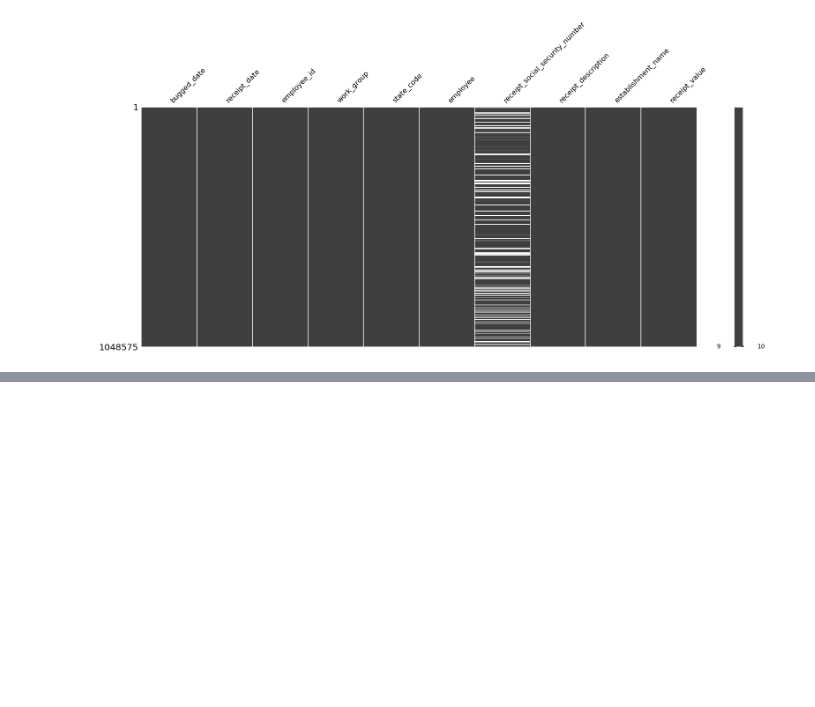
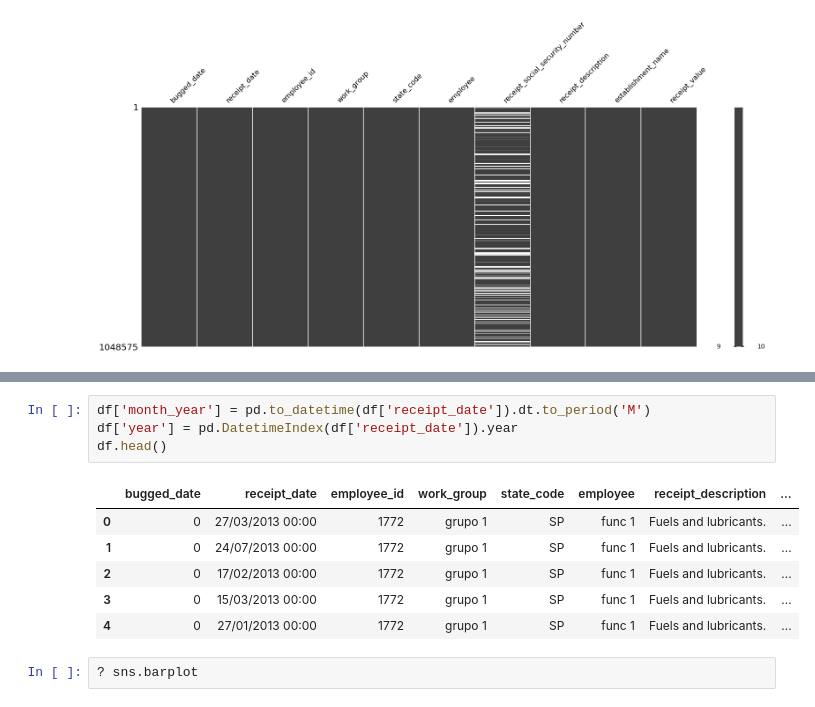
Before and after one commit to thiagodegan/Desafio03, a Jupyter notebook: Desafio03_Bruno.ipynb, the cells around one changed output, grey strips where cells are left out. Drawn from its saved outputs; the diff is of its cells as text; blank space fills up the shorter version.

```diff
--- a/Desafio03_Bruno.ipynb
+++ b/Desafio03_Bruno.ipynb
@@ -65,0 +141,13 @@ missingno.matrix(df)
+# %%
+df['month_year'] = pd.to_datetime(df['receipt_date']).dt.to_period('M')
+df['year'] = pd.DatetimeIndex(df['receipt_date']).year
+df.head()
+# %% [output]
+|  | bugged_date | receipt_date | employee_id | work_group | state_code | employee | receipt_description | ... |
+| 0 | 0 | 27/03/2013 00:00 | 1772 | grupo 1 | SP | func 1 | Fuels and lubricants. | ... |
+| 1 | 0 | 24/07/2013 00:00 | 1772 | grupo 1 | SP | func 1 | Fuels and lubricants. | ... |
+| 2 | 0 | 17/02/2013 00:00 | 1772 | grupo 1 | SP | func 1 | Fuels and lubricants. | ... |
+| 3 | 0 | 15/03/2013 00:00 | 1772 | grupo 1 | SP | func 1 | Fuels and lubricants. | ... |
+| 4 | 0 | 27/01/2013 00:00 | 1772 | grupo 1 | SP | func 1 | Fuels and lubricants. | ... |
+# %%
+? sns.barplot
```
Also changed, not shown: parts of 14 cells of this notebook.
